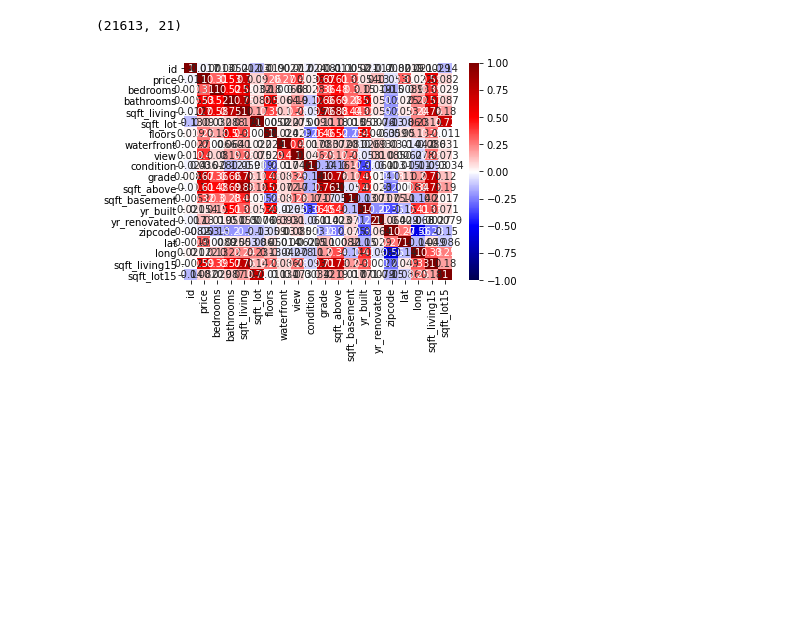
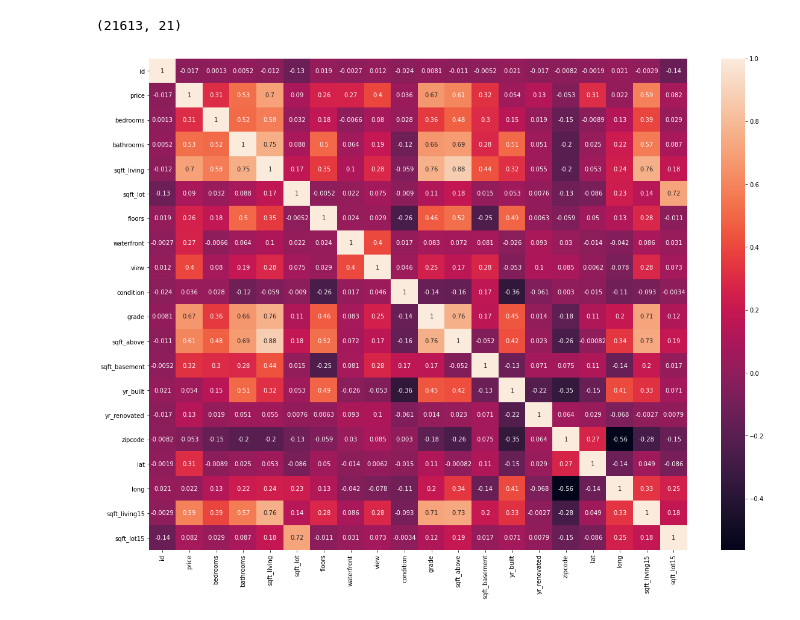
Before and after one commit to Dr-ssaleh/House-Sales-in-King-County-USA-Regression, a Jupyter notebook: House-Sales-in-King-County-USA-Regression-MVP.ipynb, the cells around one changed output. Drawn from its saved outputs; the diff is of its cells as text; code cells hidden in the pictures; blank space fills up the shorter version.

```diff
--- a/House-Sales-in-King-County-USA-Regression-MVP.ipynb
+++ b/House-Sales-in-King-County-USA-Regression-MVP.ipynb
@@ -70,7 +110,11 @@ Index(['id', 'date', 'price', 'bedrooms', 'bathrooms', 'sqft_living',
 df.shape
 # %% [output]
 (21613, 21)
-# %%
-sns.heatmap(df.corr(), cmap="seismic", annot=True, vmin=-1, vmax=1);
-# %% [output]
-[figure, removed]
+# %%
+#finding correlation with price
+Heatmap = df.corr()
+plt.figure(figsize=(20,15))
+sns.heatmap(Heatmap, annot=True)
+plt.show()
+# %% [output]
+[figure, added]
```
Also changed, not shown: parts of 13 cells of this notebook.
